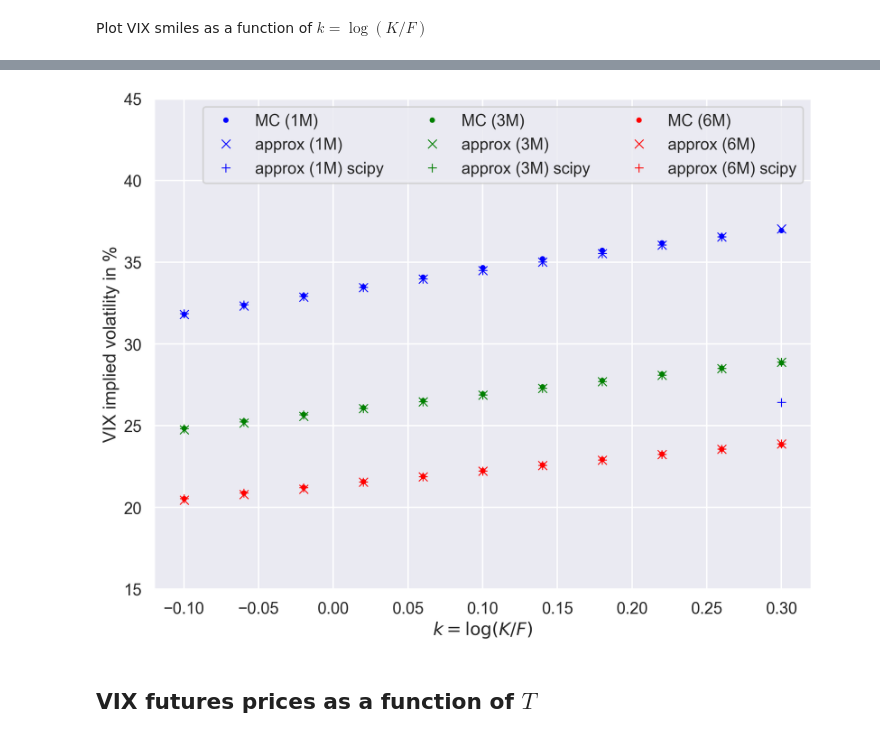
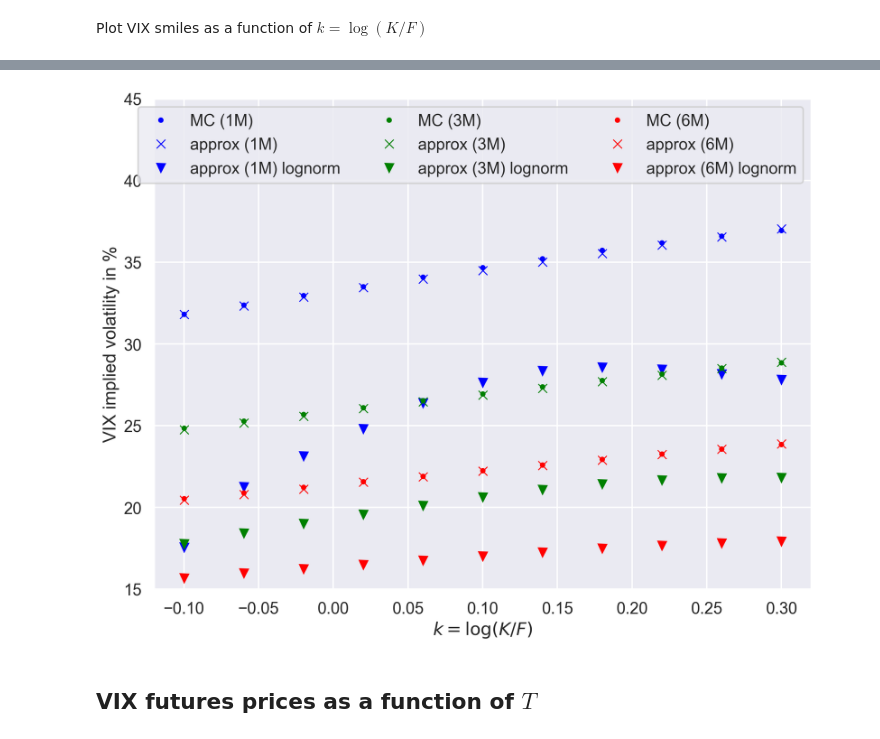
Before and after one commit to fbourgey/rough-bergomi, a Jupyter notebook: vix_weak_approx.ipynb, the cells around one changed output, grey strips where cells are left out. Saved outputs shown, nothing was run; the diff lists cells and outputs as text; code cells hidden in the pictures.

Commit message:
start adding lognormal approx of sum of two lognormal

```diff
--- a/vix_weak_approx.ipynb
+++ b/vix_weak_approx.ipynb
@@ -439,6 +427,17 @@ impvol_vix_mixed_approx_series = {
     )
     for month, T in mats.items()
 }
+# %%
+# Lognormal approximation
+# TODO: check code and code shifted lognormal approx
+impvol_vix_mixed_approx_lognorm = {
+    month: np.asarray(
+        rbergomi.implied_vol_vix_lognorm_approx_mixed(
+            lbd=lbd, eta_2=eta_2, k=ks, T=T, order=3
+        )
+    )
+    for month, T in mats.items()
+}
 # %%
 fig, ax = plt.subplots(figsize=(1.5 * 8, 1.5 * 6))
 for i, month in enumerate(mats.keys()):
@@ -446,37 +445,44 @@ for i, month in enumerate(mats.keys()):
         ks,
         100 * impvol_vix_mixed[month],
         ".",
         color=COLORS[i],
         label=f"MC ({month})",
     )
     ax.plot(
         ks,
         100 * impvol_vix_mixed_approx[month],
         "x",
         color=COLORS[i],
         label=f"approx ({month})",
     )
+    # ax.plot(
+    #     ks,
+    #     100 * impvol_vix_mixed_approx_scipy[month],
+    #     "+",
+    #     color=COLORS[i],
+    #     label=f"approx ({month}) scipy",
+    # )
     ax.plot(
         ks,
-        100 * impvol_vix_mixed_approx_scipy[month],
-        "+",
+        100 * impvol_vix_mixed_approx_lognorm[month],
+        "v",
         color=COLORS[i],
-        label=f"approx ({month}) scipy",
+        label=f"approx ({month}) lognorm",
     )
     # ax.plot(
     #     ks,
     #     100 * impvol_vix_mixed_approx_series[month],
     #     "*",
     #     color=COLORS[i],
     #     label=f"approx ({month}) series",
     # )
 ax.set_xlabel(r"$k=\log(K/F)$")
 ax.set_ylabel("VIX implied volatility in %")
 ax.legend(ncol=3)
 ax.set_ylim(15, 45)
 plt.show()
 # %% [output]
-[figure, old version]
+[figure, new version]
 # %%
 # TODO: write down psi function and try to user Hermite series expansion there
 # %% [markdown]
```
Also changed, not shown: parts of 1 cell of this notebook, 3 other files.
